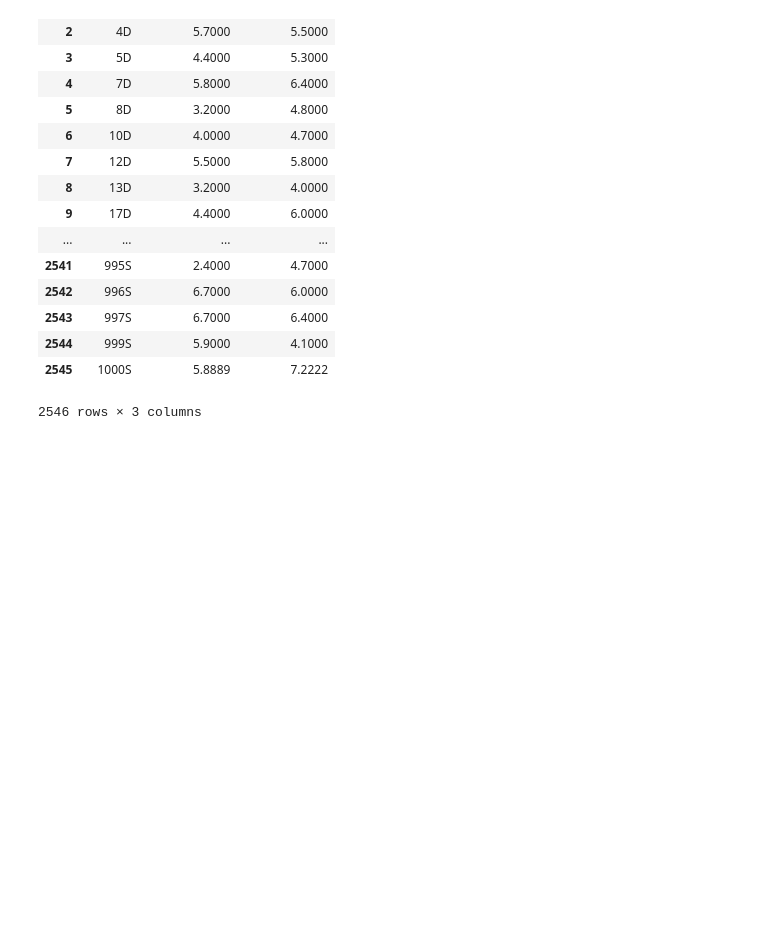
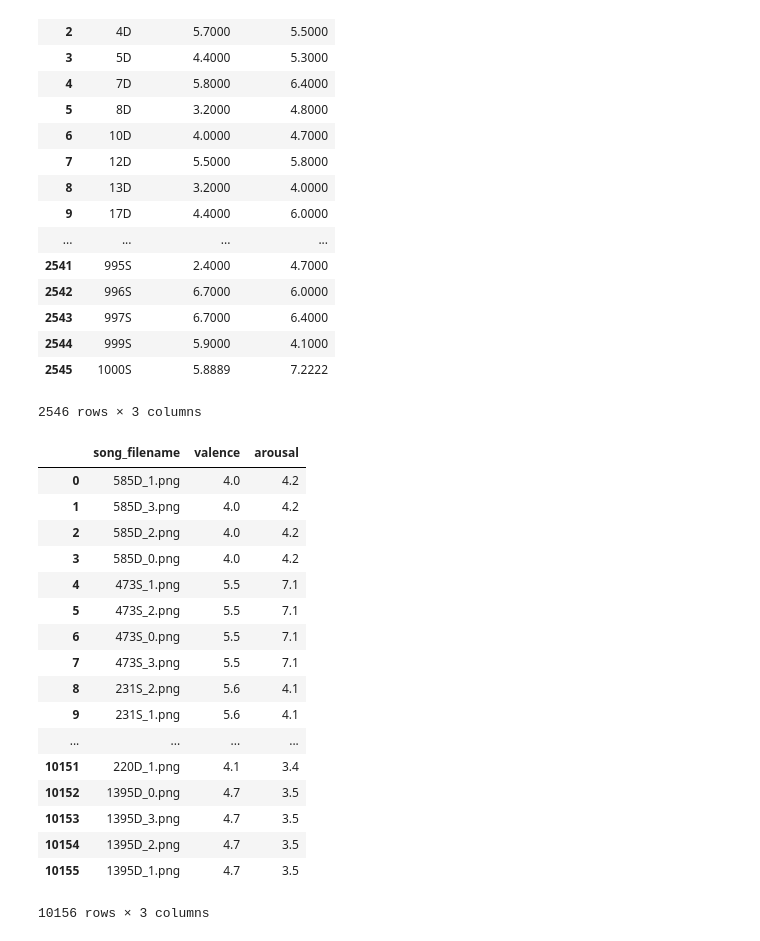
Before and after one commit to MusicMapProject/MusicMap, a Jupyter notebook: utils/CSV_process.ipynb, the cells around one changed output. Cells and saved outputs as stored; diff of their text form; code cells hidden in the pictures; blank space fills up the shorter version.

```diff
--- a/utils/CSV_process.ipynb
+++ b/utils/CSV_process.ipynb
@@ -132,0 +193,22 @@ result.to_csv("../data/target/audio_target.csv")
+# %%
+t = pd.read_csv("../data/labels/spectrs_10sec_labels_train.csv")
+t
+# %% [output]
+|  | song_filename | valence | arousal |
+| 0 | 585D_1.png | 4.0 | 4.2 |
+| 1 | 585D_3.png | 4.0 | 4.2 |
+| 2 | 585D_2.png | 4.0 | 4.2 |
+| 3 | 585D_0.png | 4.0 | 4.2 |
+| 4 | 473S_1.png | 5.5 | 7.1 |
+| 5 | 473S_2.png | 5.5 | 7.1 |
+| 6 | 473S_0.png | 5.5 | 7.1 |
+| 7 | 473S_3.png | 5.5 | 7.1 |
+| 8 | 231S_2.png | 5.6 | 4.1 |
+| 9 | 231S_1.png | 5.6 | 4.1 |
+| ... | ... | ... | ... |
+| 10151 | 220D_1.png | 4.1 | 3.4 |
+| 10152 | 1395D_0.png | 4.7 | 3.5 |
+| 10153 | 1395D_3.png | 4.7 | 3.5 |
+| 10154 | 1395D_2.png | 4.7 | 3.5 |
+| 10155 | 1395D_1.png | 4.7 | 3.5 |
+10156 rows × 3 columns
```
Also changed, not shown: parts of 12 cells of this notebook, 3 other files.
